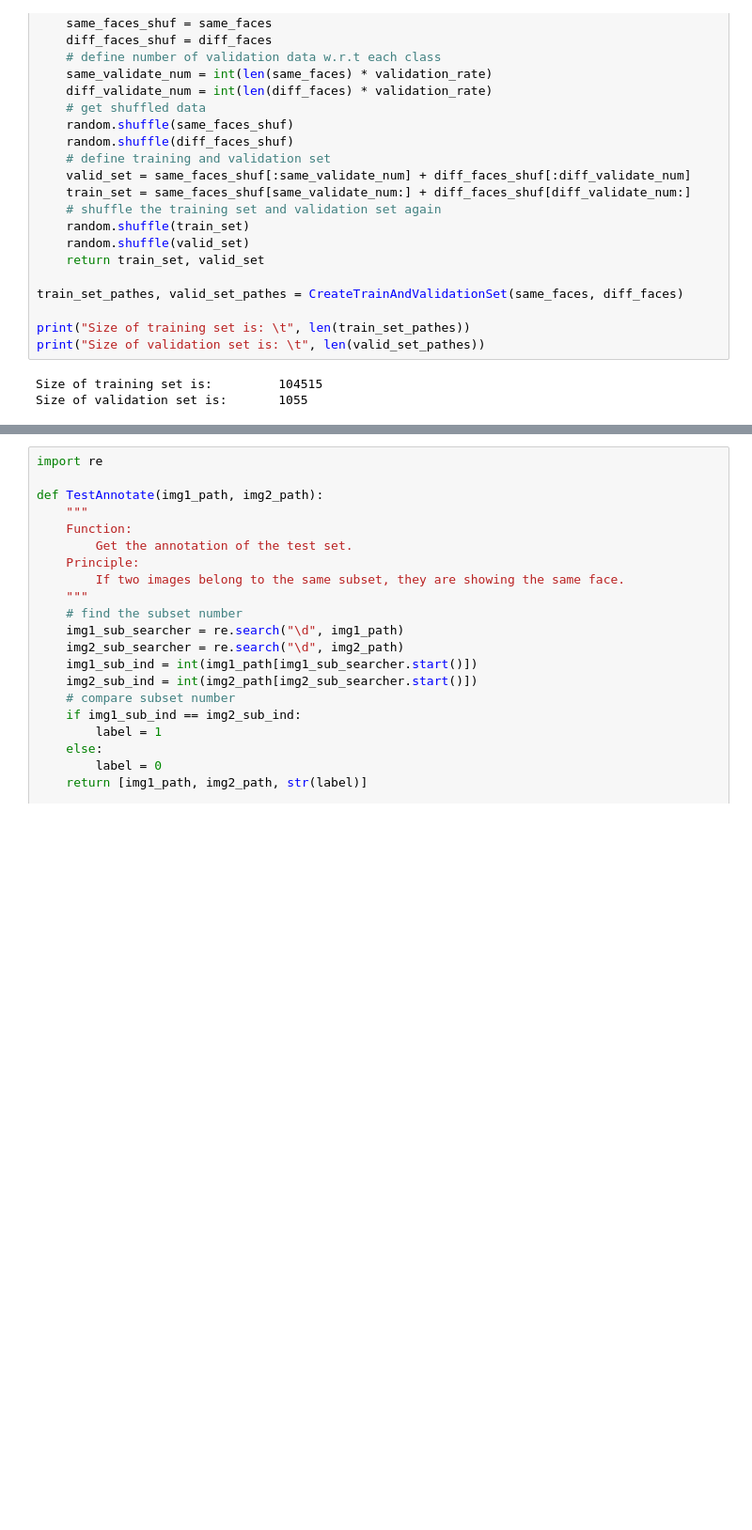
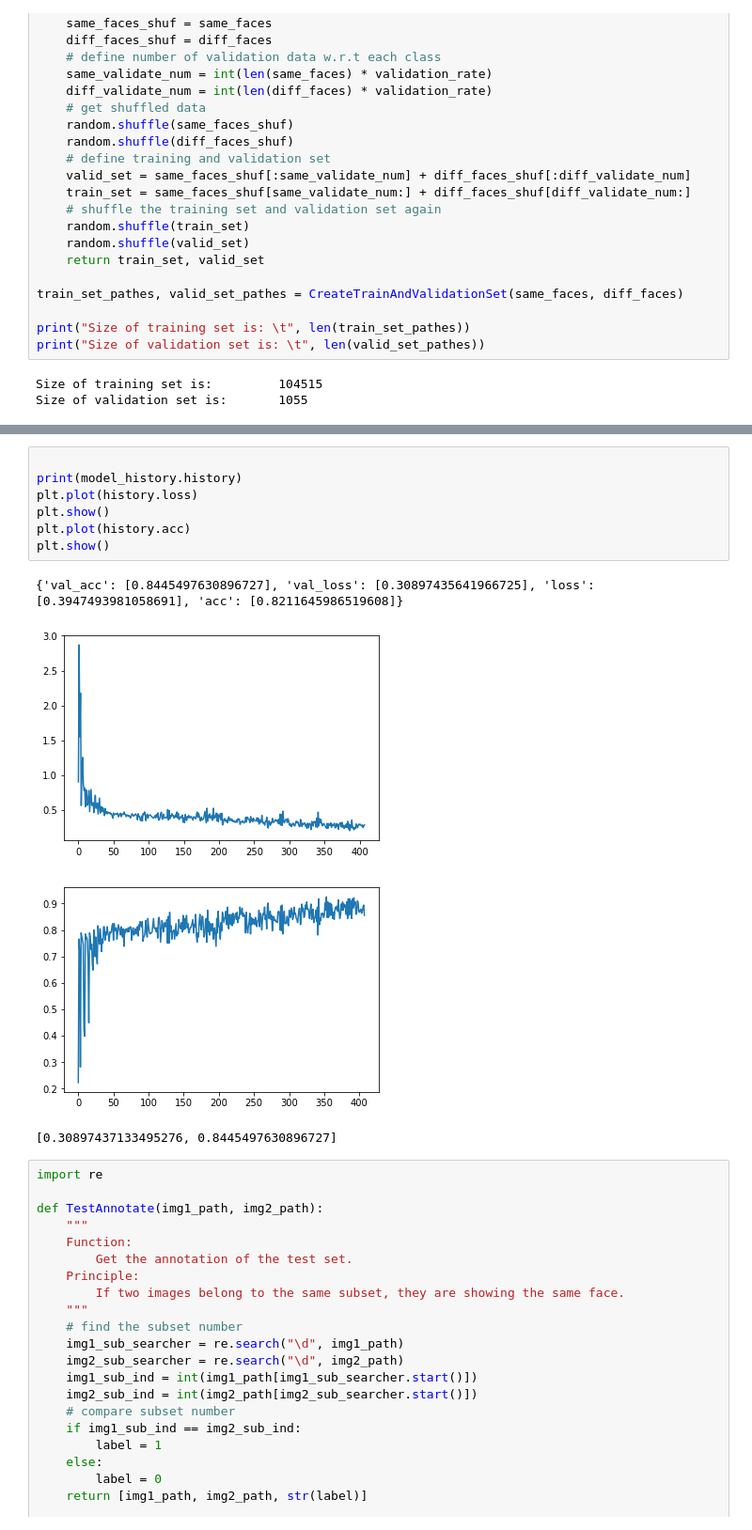
Before and after one commit to ZhangAoCanada/CSI5139F_Assignments, a Jupyter notebook: assignment2/Assignment2.ipynb, the cells around one changed output, grey strips where cells are left out. Shown: that part at 94% size. Cells and saved outputs as stored; diff of their text form; blank space fills up the shorter version.

```diff
--- a/assignment2/Assignment2.ipynb
+++ b/assignment2/Assignment2.ipynb
@@ -461,3 +480,15 @@ Epoch 1/10
+# %%
+
+print(model_history.history)
+plt.plot(history.loss)
+plt.show()
+plt.plot(history.acc)
+plt.show()
+# %% [output]
+{'val_acc': [0.8445497630896727], 'val_loss': [0.30897435641966725], 'loss': [0.3947493981058691], 'acc': [0.8211645986519608]}
+[figure, added]
+[figure, added]
+[0.30897437133495276, 0.8445497630896727]
 # %%
 import re
 
```
Also changed, not shown: parts of 6 cells of this notebook, 11 other files.
